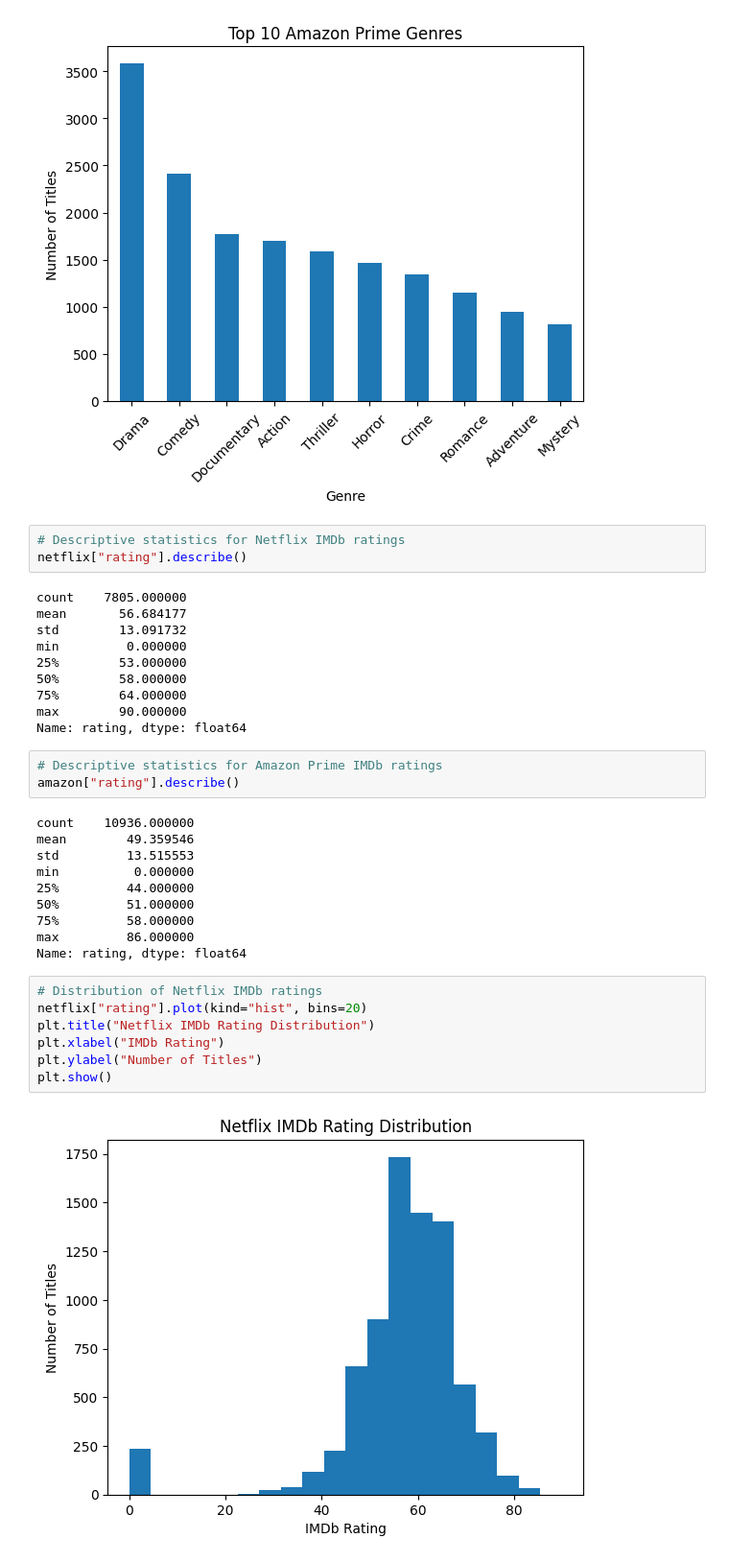
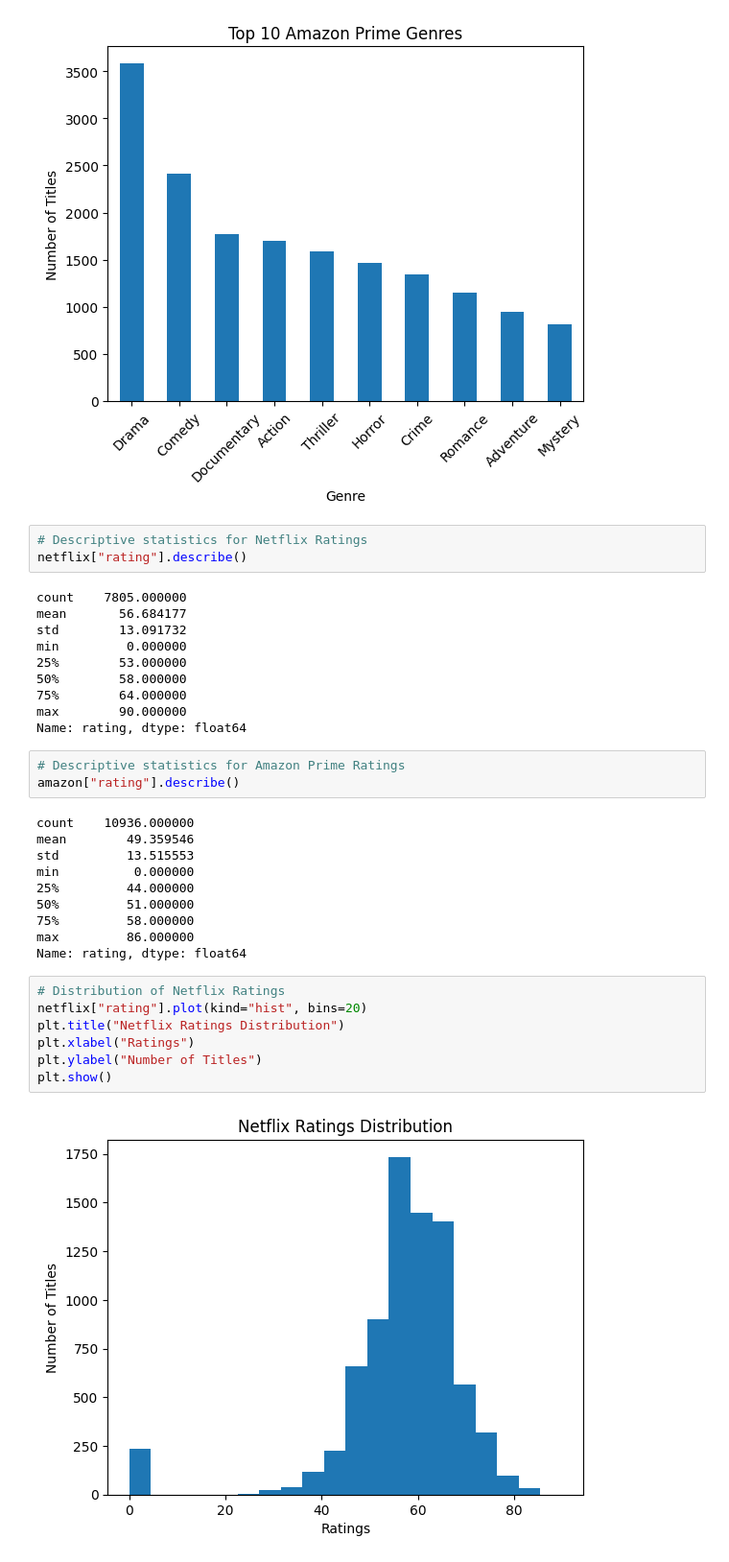
Before and after one commit to DianaAleks/streaming-services-enshittification-study, a Jupyter notebook: analysis_netflix_amazon_prime_2026.ipynb, the cells around one changed output. Shown at 96% size. Drawn from its saved outputs; the diff is of its cells as text.

```diff
--- a/analysis_netflix_amazon_prime_2026.ipynb
+++ b/analysis_netflix_amazon_prime_2026.ipynb
@@ -336,7 +336,7 @@ plt.show()
 # %% [output]
 [figure]
 # %%
-# Descriptive statistics for Netflix IMDb ratings
+# Descriptive statistics for Netflix Ratings
 netflix["rating"].describe()
 # %% [output]
 count    7805.000000
@@ -349,7 +349,7 @@ min         0.000000
 max        90.000000
 Name: rating, dtype: float64
 # %%
-# Descriptive statistics for Amazon Prime IMDb ratings
+# Descriptive statistics for Amazon Prime Ratings
 amazon["rating"].describe()
 # %% [output]
 count    10936.000000
@@ -362,12 +362,12 @@ min          0.000000
 max         86.000000
 Name: rating, dtype: float64
 # %%
-# Distribution of Netflix IMDb ratings
+# Distribution of Netflix Ratings
 netflix["rating"].plot(kind="hist", bins=20)
-plt.title("Netflix IMDb Rating Distribution")
-plt.xlabel("IMDb Rating")
+plt.title("Netflix Ratings Distribution")
+plt.xlabel("Ratings")
 plt.ylabel("Number of Titles")
 plt.show()
 # %% [output]
-[figure, old version]
+[figure, new version]
 # %%
```
Also changed, not shown: parts of 26 cells of this notebook, 1 other file.
